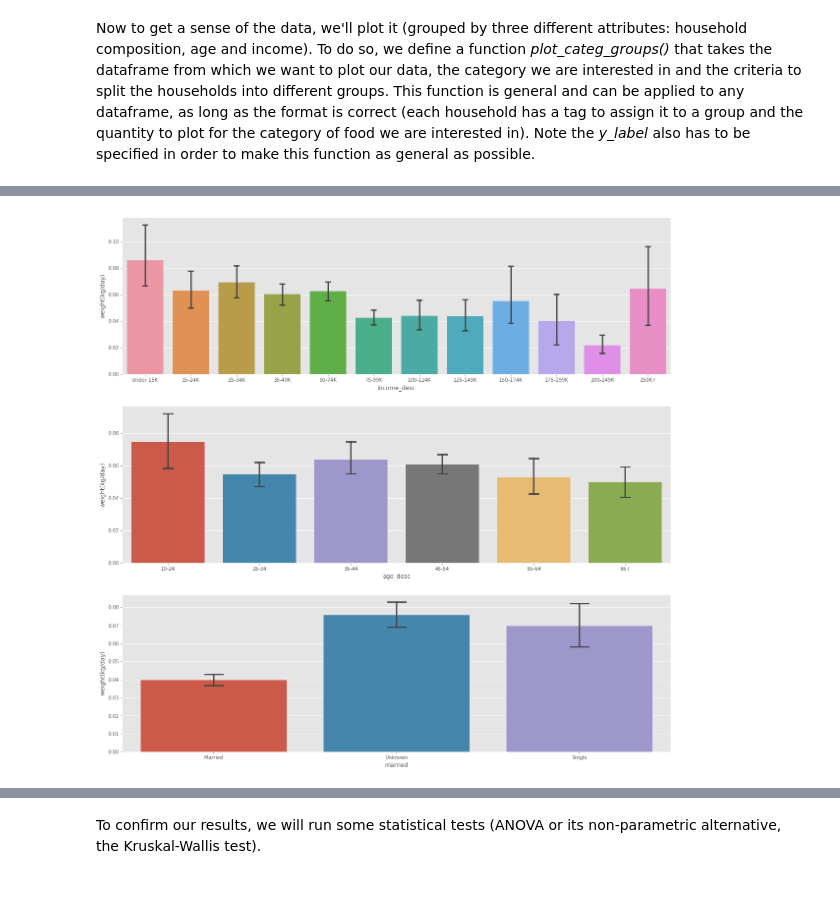
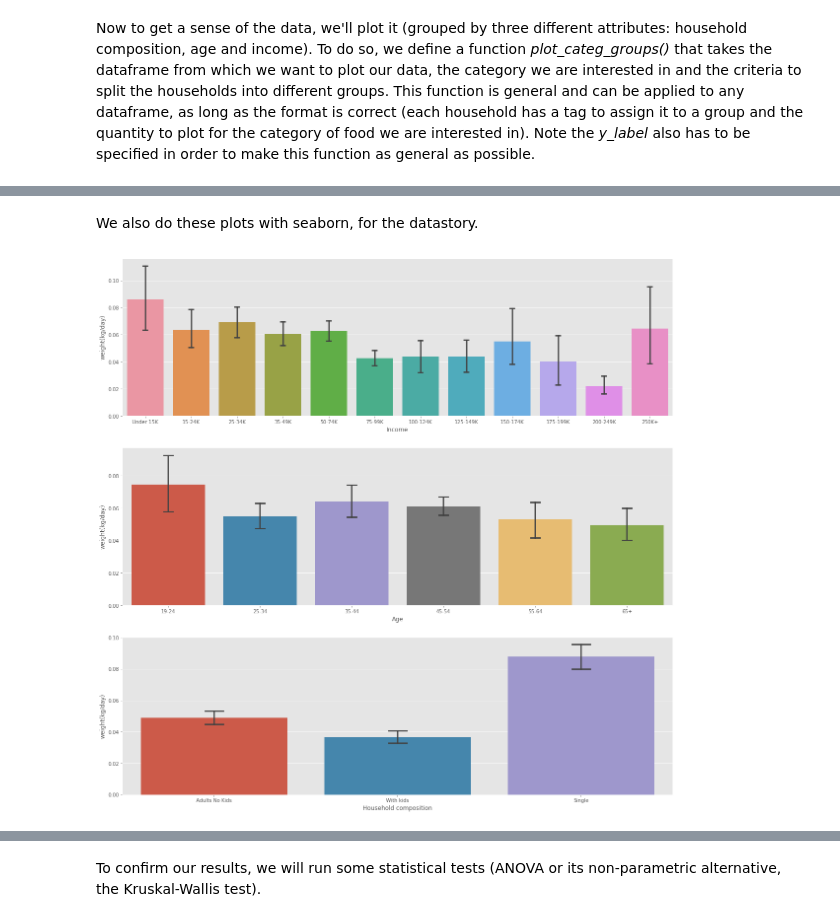
Before and after one commit to whateverforever/ada-2019-project, a Jupyter notebook: data_analysis.ipynb, the cells around one changed output, grey strips where cells are left out. Cells and saved outputs as stored; diff of their text form; code cells hidden in the pictures; blank space fills up the shorter version.

Commit message:
Cleaned plot before for meat weight

```diff
--- a/data_analysis.ipynb
+++ b/data_analysis.ipynb
@@ -1290,7 +1287,0 @@ import seaborn as sns
-# %%
-aa = df_demo_w_meat.melt(
-    value_vars="weight(kg/day)",
-    value_name="weight(kg/day)",
-    id_vars=["married", "age_desc", "income_desc"],
-)
-aa
@@ -1311,4 +1306,13 @@ aa
+# %% [markdown]
+We also do these plots with seaborn, for the datastory.
 # %%
+import seaborn as sns
+data_for_sns_plot = df_demo_w_meat.melt(
+    value_vars="weight(kg/day)",
+    value_name="weight(kg/day)",
+    id_vars=["hh_comp_desc", "age_desc", "income_desc"],
+)
+
 figsize_before = plt.rcParams["figure.figsize"]
 plt.rcParams["figure.figsize"] = (20,20)
 
@@ -1323,32 +1327,37 @@ sns.barplot(
     order=salary_index,
     ax=axes[0],
 )
+axes[0].set_xlabel('Income')
+
 sns.barplot(
     x="age_desc",
     y="weight(kg/day)",
     data=aa,
     capsize=0.1,
     ci=95,
     ax=axes[1],
     order=[
         "19-24",
         "25-34",
         "35-44",
         "45-54",
         "55-64",
         "65+"
     ]
 )
+axes[1].set_xlabel('Age')
+
 sns.barplot(
-    x="married",
+    x="hh_comp_desc",
     y="weight(kg/day)",
     data=aa,
     capsize=0.1,
     ci=95,
     ax=axes[2],
 )
+axes[2].set_xlabel('Household composition')
 
 plt.show()
 plt.rcParams["figure.figsize"] = figsize_before
 # %% [output]
-[figure, old version]
+[figure, new version]
```
Also changed, not shown: parts of 24 cells of this notebook.
